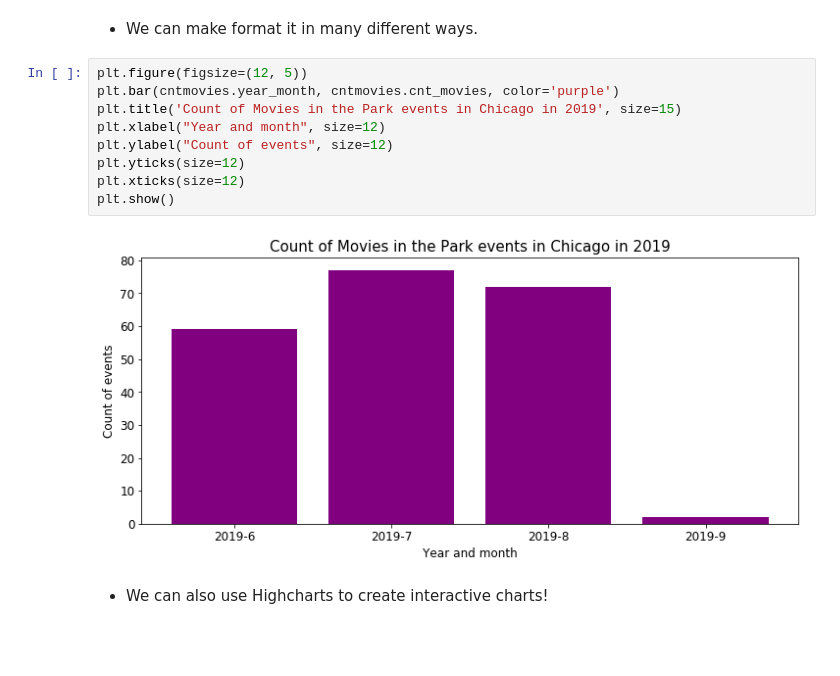
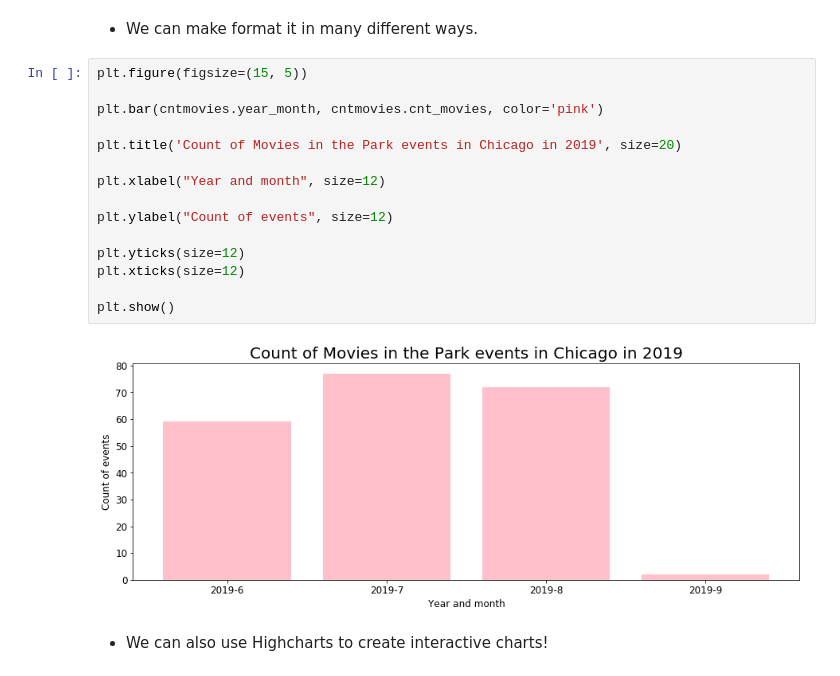
Before and after one commit to Sayalave/python_basics_training, a Jupyter notebook: sessions/session_8/session_8.ipynb, the cells around one changed output. Drawn from its saved outputs; the diff is of its cells as text; blank space fills up the shorter version.

```diff
--- a/sessions/session_8/session_8.ipynb
+++ b/sessions/session_8/session_8.ipynb
@@ -58,16 +91,22 @@ plt.show()
 # %% [markdown]
 - We can make format it in many different ways.
 # %%
-plt.figure(figsize=(12, 5))
-plt.bar(cntmovies.year_month, cntmovies.cnt_movies, color='purple')
-plt.title('Count of Movies in the Park events in Chicago in 2019', size=15)
+plt.figure(figsize=(15, 5))
+
+plt.bar(cntmovies.year_month, cntmovies.cnt_movies, color='pink')
+
+plt.title('Count of Movies in the Park events in Chicago in 2019', size=20)
+
 plt.xlabel("Year and month", size=12)
+
 plt.ylabel("Count of events", size=12)
+
 plt.yticks(size=12)
 plt.xticks(size=12)
+
 plt.show()
 # %% [output]
-[figure, old version]
+[figure, new version]
 # %% [markdown]
 - We can also use Highcharts to create interactive charts!
 # %%
```
Also changed, not shown: parts of 9 cells of this notebook, 4 other files.
